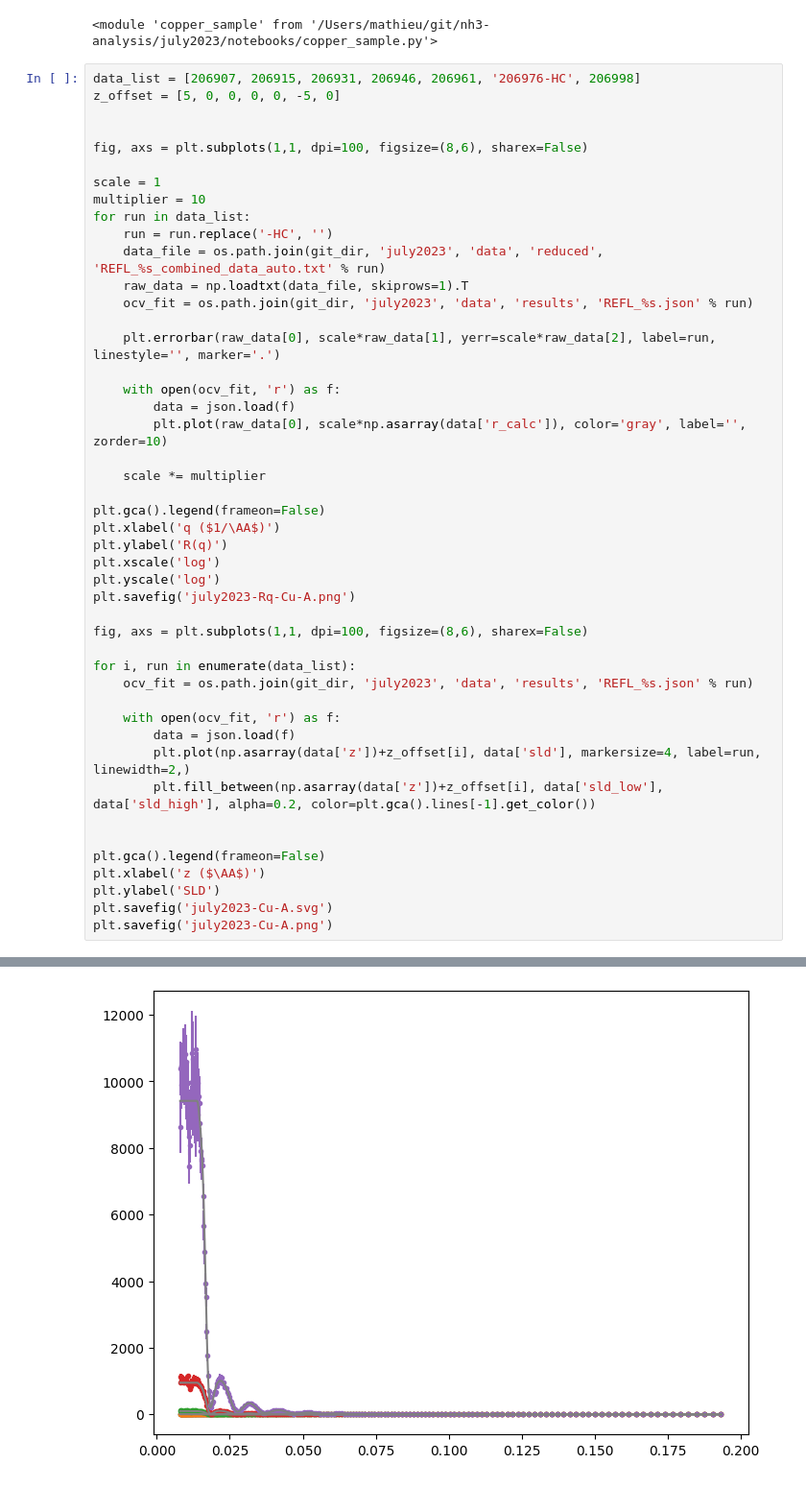
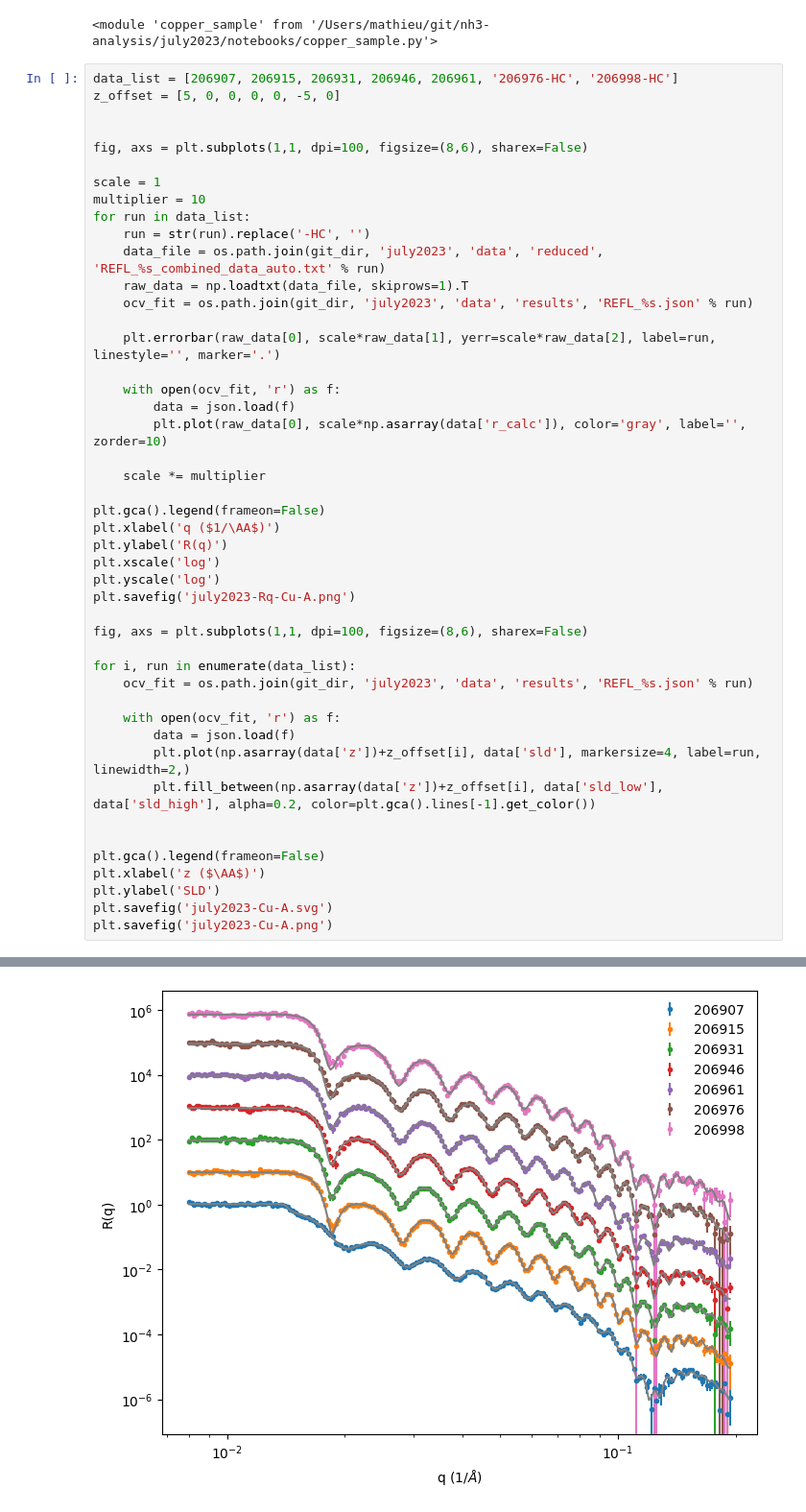
Before and after one commit to mdoucet/nh3-analysis, a Jupyter notebook: july2023/notebooks/Cu-A-summary.ipynb, the cells around one changed output, grey strips where cells are left out. Shown at 96% size. Saved outputs shown, nothing was run; the diff lists cells and outputs as text.

```diff
--- a/july2023/notebooks/Cu-A-summary.ipynb
+++ b/july2023/notebooks/Cu-A-summary.ipynb
@@ -33,7 +33,7 @@ importlib.reload(cu)
 # %% [output]
 <module 'copper_sample' from '/Users/mathieu/git/nh3-analysis/july2023/notebooks/copper_sample.py'>
 # %%
-data_list = [206907, 206915, 206931, 206946, 206961, '206976-HC', 206998]
+data_list = [206907, 206915, 206931, 206946, 206961, '206976-HC', '206998-HC']
 z_offset = [5, 0, 0, 0, 0, -5, 0]
 
 
@@ -42,7 +42,7 @@ fig, axs = plt.subplots(1,1, dpi=100, figsize=(8,6), sharex=False)
 scale = 1
 multiplier = 10
 for run in data_list:
-    run = run.replace('-HC', '')
+    run = str(run).replace('-HC', '')
     data_file = os.path.join(git_dir, 'july2023', 'data', 'reduced', 'REFL_%s_combined_data_auto.txt' % run)
     raw_data = np.loadtxt(data_file, skiprows=1).T
     ocv_fit = os.path.join(git_dir, 'july2023', 'data', 'results', 'REFL_%s.json' % run)
@@ -83 +82 @@ FileNotFoundError: /Users/mathieu/git/nh3-analysis/july2023/data/reduced/REFL_20
-[figure, old version]
+[figure, new version]
```
Also changed, not shown: parts of 3 cells of this notebook, 34 other files.
